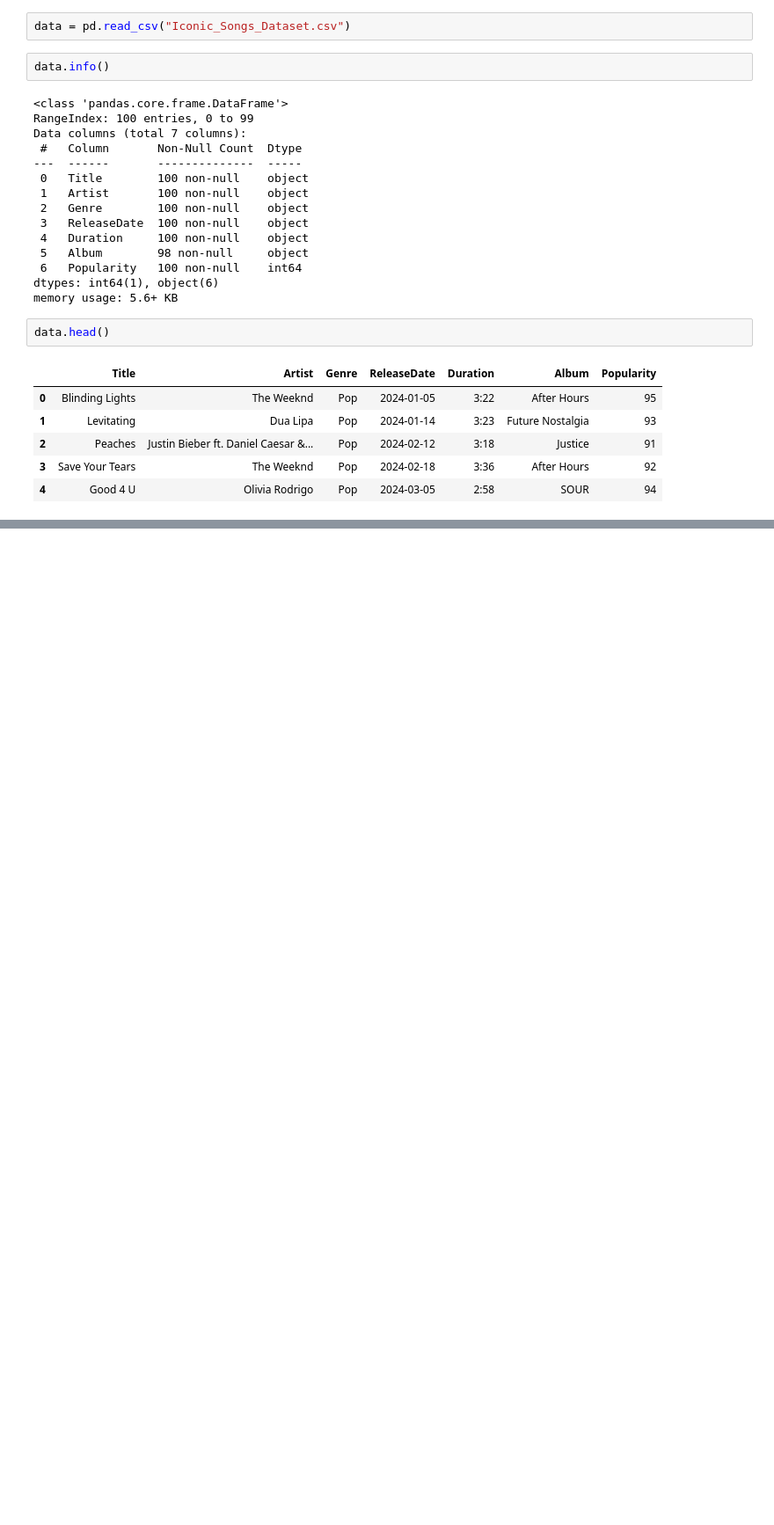
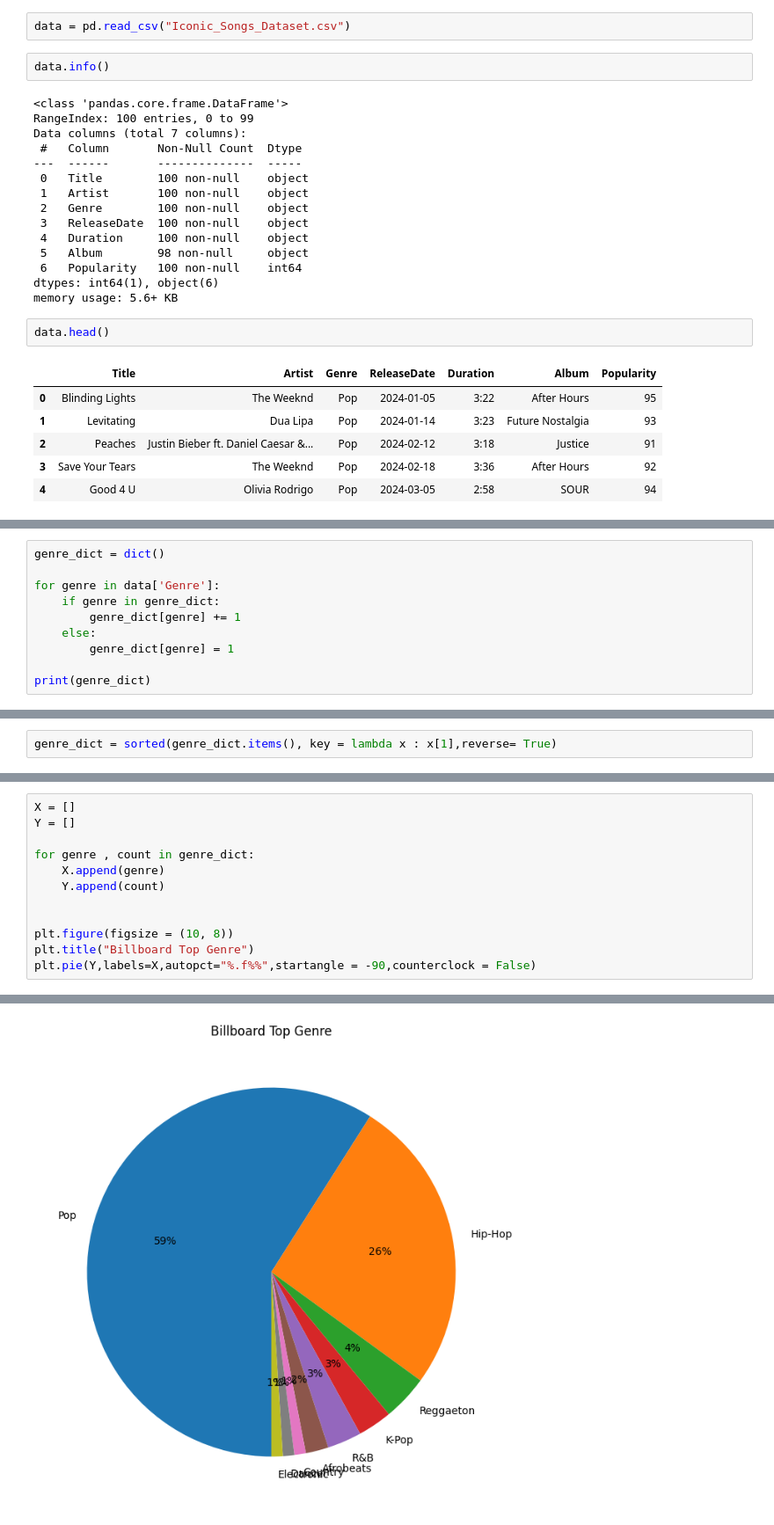
Before and after one commit to jjimini98/AI-Coaching-Study, a Jupyter notebook: Week 2/prac_matplotlib.ipynb, the cells around one changed output, grey strips where cells are left out. Shown at 88% size. Drawn from its saved outputs; the diff is of its cells as text; blank space fills up the shorter version.

```diff
--- a/Week 2/prac_matplotlib.ipynb
+++ b/Week 2/prac_matplotlib.ipynb
@@ -80,0 +140,10 @@ data.drop_duplicates()
+# %%
+genre_dict = dict()
+
+for genre in data['Genre']:
+    if genre in genre_dict:
+        genre_dict[genre] += 1
+    else:
+        genre_dict[genre] = 1
+
+print(genre_dict)
@@ -80,0 +152,2 @@ data.drop_duplicates()
+# %%
+genre_dict = sorted(genre_dict.items(), key = lambda x : x[1],reverse= True)
@@ -80,0 +166,13 @@ data.drop_duplicates()
+# %%
+X = []
+Y = []
+
+for genre , count in genre_dict:
+    X.append(genre)
+    Y.append(count)
+
+
+plt.figure(figsize = (10, 8))
+plt.title("Billboard Top Genre")
+plt.pie(Y,labels=X,autopct="%.f%%",startangle = -90,counterclock = False)
+# %% [output]
@@ -80,0 +196 @@ data.drop_duplicates()
+[figure, added]
```
Also changed, not shown: parts of 30 cells of this notebook.
